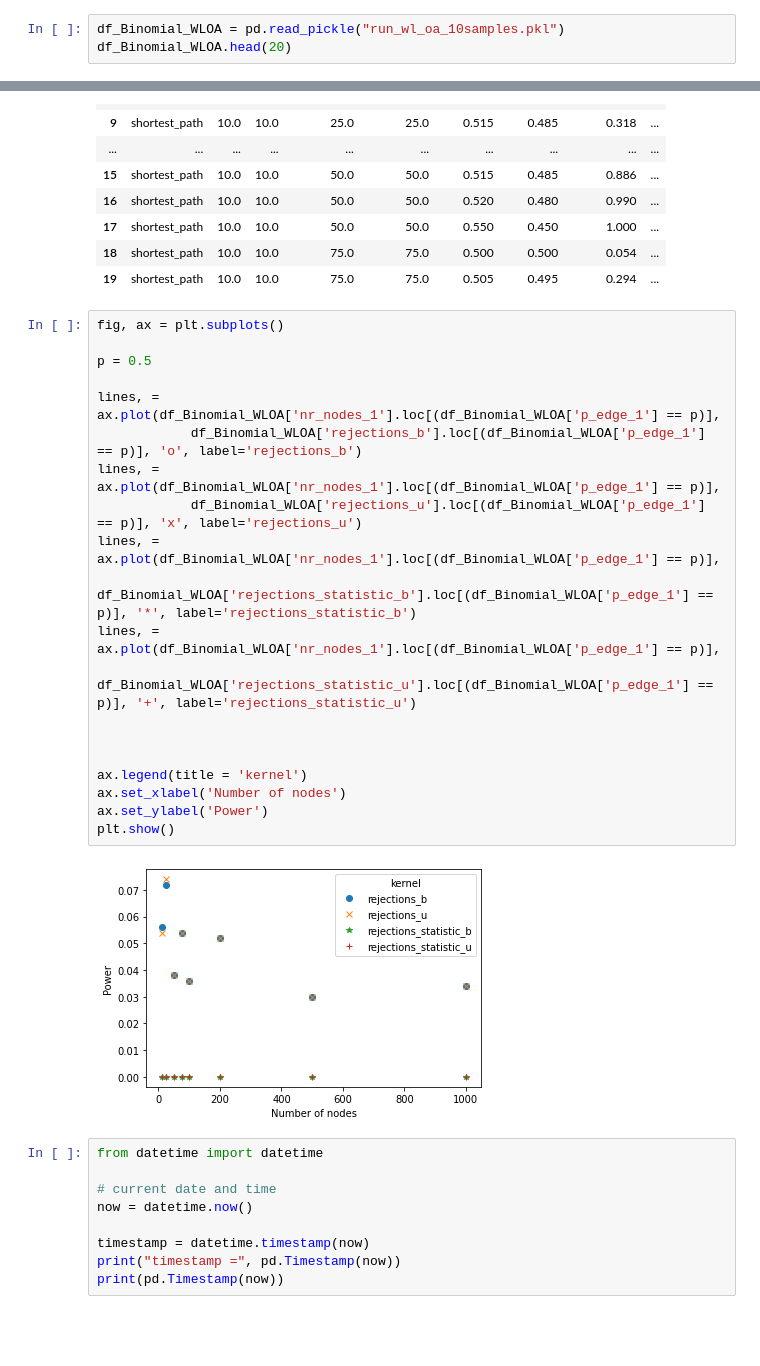
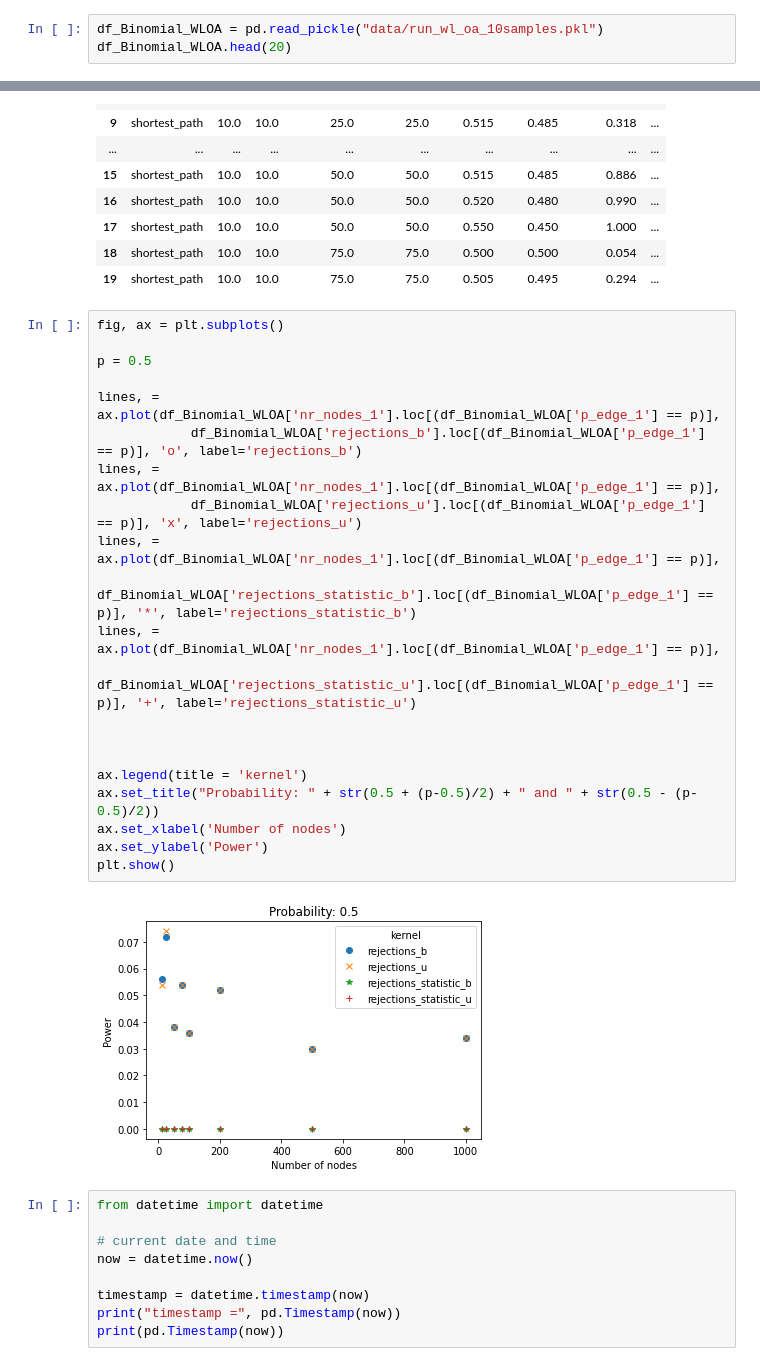
Before and after one commit to ragnarlevi/GTST, a Jupyter notebook: GraphMMDNotebook.ipynb, the cells around one changed output, grey strips where cells are left out. Cells and saved outputs as stored; diff of their text form; blank space fills up the shorter version.

```diff
--- a/GraphMMDNotebook.ipynb
+++ b/GraphMMDNotebook.ipynb
@@ -170,7 +170,7 @@ print("Unbiased hypothesis acceped:" + str(mmd_u_sample < (4*K_wlsp.max()/math.s
 # %% [markdown]
 # Plotting script runs (the script needs to be run first)
 # %%
-df_Binomial_WLOA = pd.read_pickle("run_wl_oa_10samples.pkl")
+df_Binomial_WLOA = pd.read_pickle("data/run_wl_oa_10samples.pkl")
 df_Binomial_WLOA.head(20)
 # %% [output]
 |  | kernel | m | n | nr_nodes_1 | nr_nodes_2 | p_edge_1 | p_edge_2 | rejections_b | ... |
@@ -193,25 +193,26 @@ df_Binomial_WLOA.head(20)
 # %%
 fig, ax = plt.subplots()
 
 p = 0.5
 
 lines, = ax.plot(df_Binomial_WLOA['nr_nodes_1'].loc[(df_Binomial_WLOA['p_edge_1'] == p)],
             df_Binomial_WLOA['rejections_b'].loc[(df_Binomial_WLOA['p_edge_1'] == p)], 'o', label='rejections_b')
 lines, = ax.plot(df_Binomial_WLOA['nr_nodes_1'].loc[(df_Binomial_WLOA['p_edge_1'] == p)],
             df_Binomial_WLOA['rejections_u'].loc[(df_Binomial_WLOA['p_edge_1'] == p)], 'x', label='rejections_u')
 lines, = ax.plot(df_Binomial_WLOA['nr_nodes_1'].loc[(df_Binomial_WLOA['p_edge_1'] == p)],
             df_Binomial_WLOA['rejections_statistic_b'].loc[(df_Binomial_WLOA['p_edge_1'] == p)], '*', label='rejections_statistic_b')
 lines, = ax.plot(df_Binomial_WLOA['nr_nodes_1'].loc[(df_Binomial_WLOA['p_edge_1'] == p)],
             df_Binomial_WLOA['rejections_statistic_u'].loc[(df_Binomial_WLOA['p_edge_1'] == p)], '+', label='rejections_statistic_u')
 
 
 
 ax.legend(title = 'kernel')
+ax.set_title("Probability: " + str(0.5 + (p-0.5)/2) + " and " + str(0.5 - (p-0.5)/2))
 ax.set_xlabel('Number of nodes')
 ax.set_ylabel('Power')
 plt.show()
 # %% [output]
-[figure, old version]
+[figure, new version]
 # %%
 from datetime import datetime
 
```
